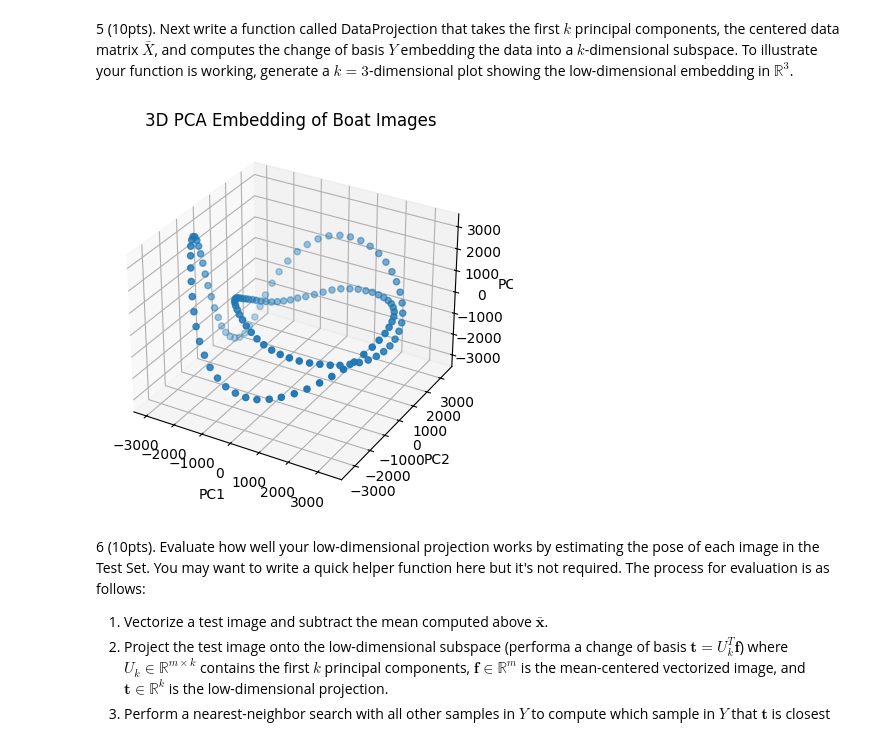
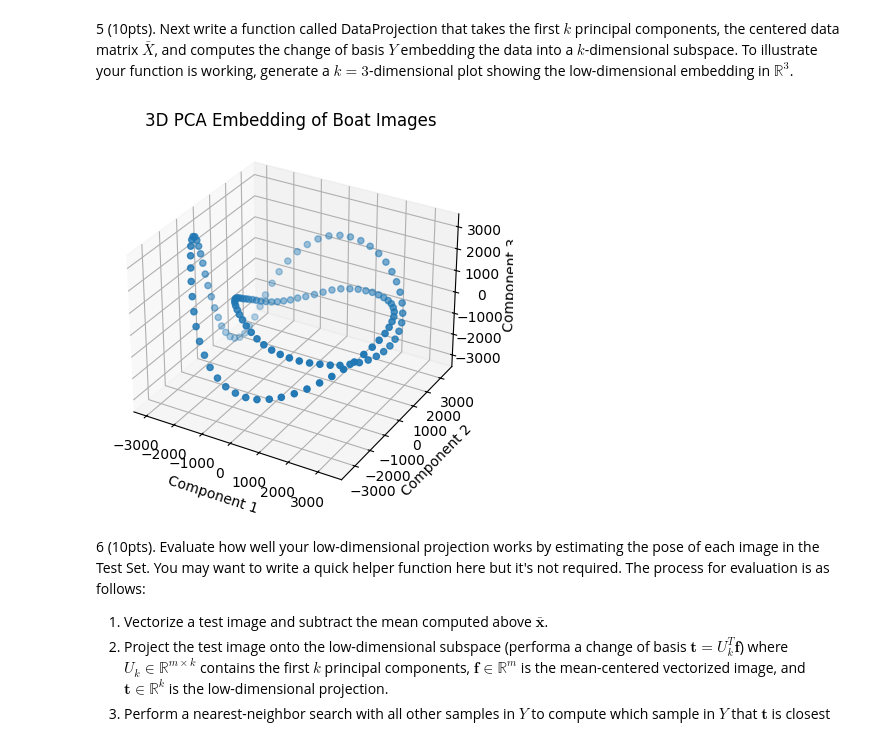
Before and after one commit to dyl80/Project3, a Jupyter notebook: Project3_2026.ipynb, the cells around one changed output. Saved outputs shown, nothing was run; the diff lists cells and outputs as text; code cells hidden in the pictures.

```diff
--- a/Project3_2026.ipynb
+++ b/Project3_2026.ipynb
@@ -120,37 +120,37 @@ def DataProjection(barX,u_pca):
     T = u_pca.T
     Y_embed = T @ barX
 
 
     return Y_embed
 
 barX, meanX = CenterData(X)
 
 U, S, VT = np.linalg.svd(barX, full_matrices=False)
 
 # First 3 principal components
 k = 3
 u_pca = U[:, :k]
 
 Y = DataProjection(barX, u_pca)
 
 # Extract coordinates
 x = Y[0, :]
 y = Y[1, :]
 z = Y[2, :]
 
 fig = plt.figure()
 ax = fig.add_subplot(projection='3d')
 
 ax.scatter(x, y, z)
 
-ax.set_xlabel("PC1")
-ax.set_ylabel("PC2")
-ax.set_zlabel("PC3")
+ax.set_xlabel("Component 1")
+ax.set_ylabel("Component 2")
+ax.set_zlabel("Component 3")
 ax.set_title("3D PCA Embedding of Boat Images")
 
 plt.show()
 # %% [output]
-[figure, old version]
+[figure, new version]
 # %% [markdown]
 6 (10pts). Evaluate how well your low-dimensional projection works by estimating the pose of each image in the Test Set.  You may want to write a quick helper function here but it's not required.  The process for evaluation is as follows:
 
```
Also changed, not shown: parts of 2 cells of this notebook.
